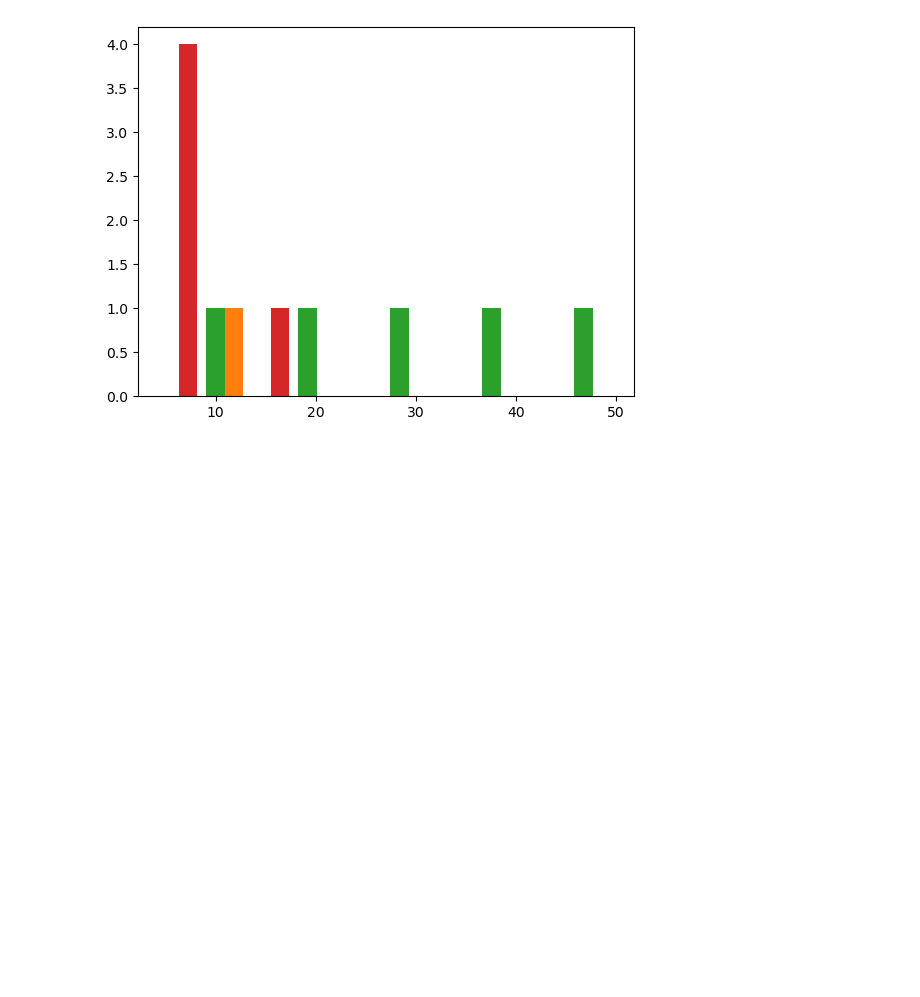
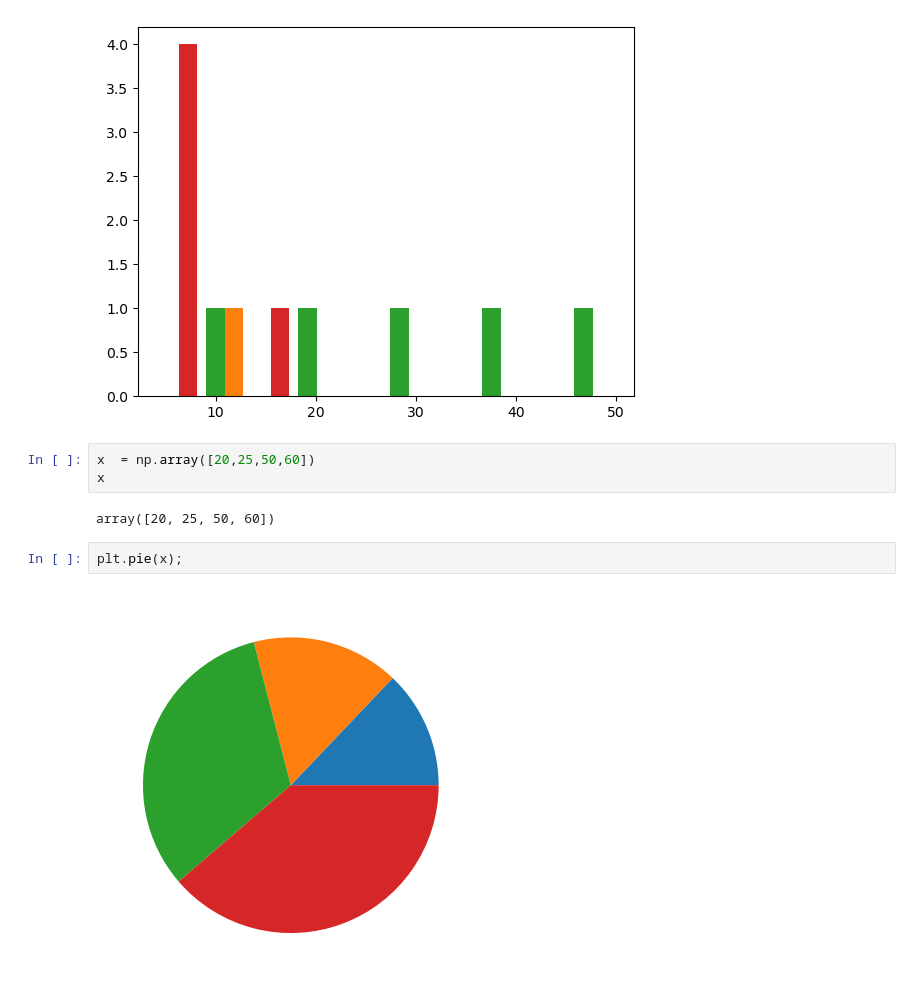
Before and after one commit to MILANKHATIWADA7/DataScience, a Jupyter notebook: insurance and matplotlib_1.ipynb, the cells around one changed output. Cells and saved outputs as stored; diff of their text form; blank space fills up the shorter version.

```diff
--- a/insurance and matplotlib_1.ipynb
+++ b/insurance and matplotlib_1.ipynb
@@ -289,3 +289,12 @@ plt.hist([overcount,t2])
 plt.show()
 # %% [output]
 [figure]
+# %%
+x  = np.array([20,25,50,60])
+x
+# %% [output]
+array([20, 25, 50, 60])
+# %%
+plt.pie(x);
+# %% [output]
+[figure, added]
```
Also changed, not shown: parts of 4 cells of this notebook.
